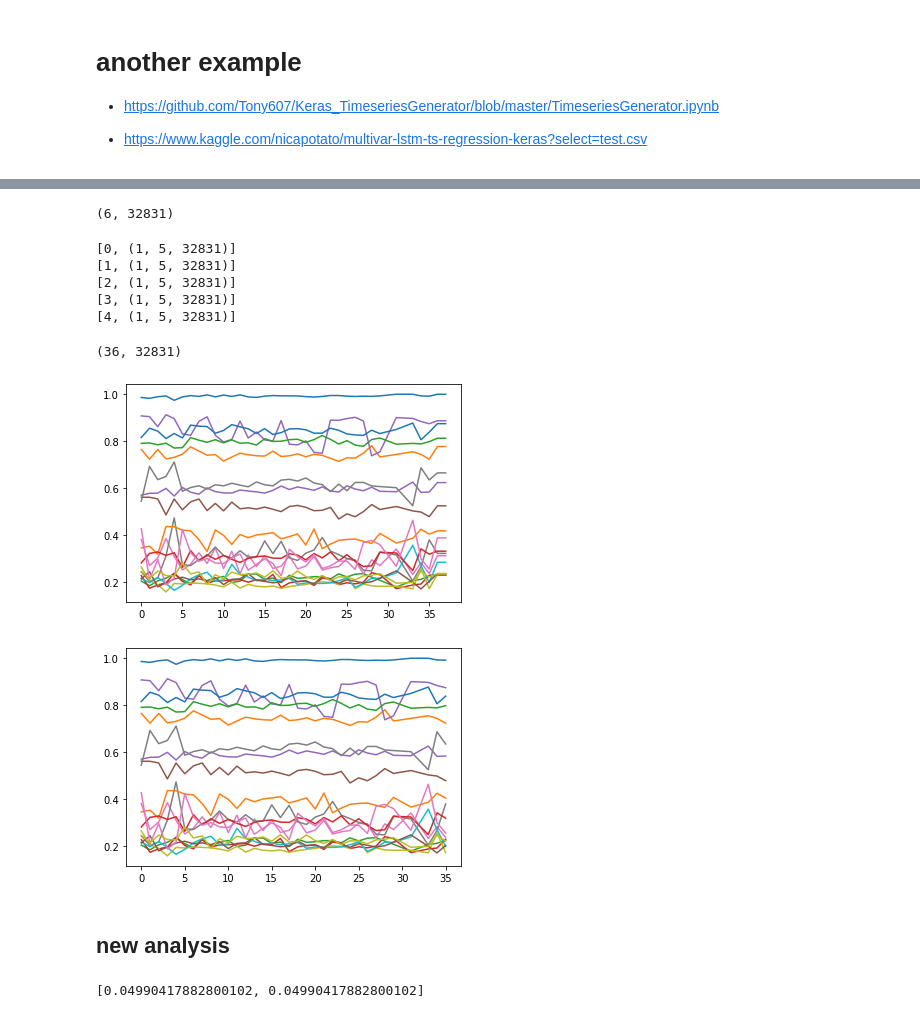
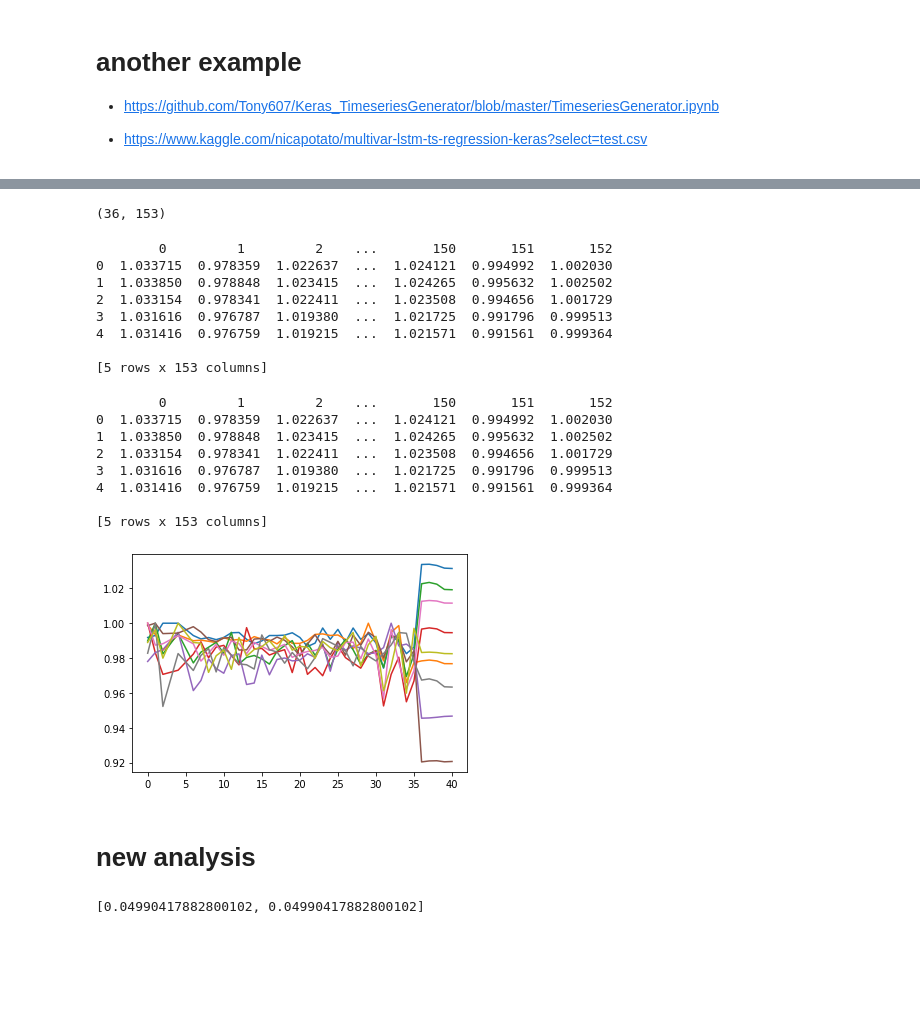
Before and after one commit to dcolinmorgan/prediction, a Jupyter notebook: LTCOPD_TS_LSTM.ipynb, the cells around one changed output, grey strips where cells are left out. Drawn from its saved outputs; the diff is of its cells as text; code cells hidden in the pictures; blank space fills up the shorter version.

```diff
--- a/LTCOPD_TS_LSTM.ipynb
+++ b/LTCOPD_TS_LSTM.ipynb
@@ -683,3 +664,3 @@ plt.show()
 # %%
 from keras.models import load_model
-model = load_model('drive/MyDrive/ltcopd_lstm_model.h')
+model = load_model('drive/MyDrive/anti_reb_ltcopd_lstm_model.h')
@@ -686,28 +682,41 @@ model = load_model('drive/MyDrive/ltcopd_lstm_model.h')
 # %%
-train_y.shape
+trainA.shape
 # %% [output]
-(6, 32831)
+(36, 153)
 # %%
 t2data=t2data[::-1]
 train = t2data[:-30]
-# t2data=t2data[::-1]
 scaler = MinMaxScaler()
 scaler.fit(train)
 train = scaler.transform(train)
 # batch=[]
 pred_list = []
-batch = train_y[-n_input:].reshape((1, n_input, t2data.shape[1]))
+# batch = train_y[-n_input:].reshape((1, n_input, t2data.shape[1]))
+
+##subset
+train = trainA
+scaler = MinMaxScaler()
+scaler.fit(train)
+train = scaler.transform(train)
+batch = train_y[-n_input:].reshape((1, n_input, trainA.shape[1]))
+
 # batch=batch.T
 for i in range(n_input):
+  # print(batch[0,1:,:])
   pred_list.append(model.predict(batch))#[0])  ## comment T then uncomment
   batch = np.append(batch[0,1:,:],pred_list[i],axis=0)
   # print([batch.shape,pred_list[i].T.shape])
   # batch=batch.T
+  # print(pred_list[i])
   batch = np.expand_dims(batch, 0)
-  print([i,batch.shape])
+  # print([i,batch.shape])
+print(pd.DataFrame(np.squeeze(pred_list)))
 # %% [output]
-[0, (1, 5, 32831)]
-[1, (1, 5, 32831)]
-[2, (1, 5, 32831)]
-[3, (1, 5, 32831)]
-[4, (1, 5, 32831)]
+        0         1         2    ...       150       151       152
+0  1.033715  0.978359  1.022637  ...  1.024121  0.994992  1.002030
+1  1.033850  0.978848  1.023415  ...  1.024265  0.995632  1.002502
+2  1.033154  0.978341  1.022411  ...  1.023508  0.994656  1.001729
+3  1.031616  0.976787  1.019380  ...  1.021725  0.991796  0.999513
+4  1.031416  0.976759  1.019215  ...  1.021571  0.991561  0.999364
+
+[5 rows x 153 columns]
@@ -725,31 +723,37 @@ for i in range(n_input):
 # %%
-pred_list=pd.DataFrame(np.reshape(pred_list,[5,32831]))
-pred_list=scaler.inverse_transform((pred_list))
+# pred_list=pd.DataFrame(np.reshape(pred_list,[lookback,t2data.shape[1]]))
+pred_list=pd.DataFrame(np.reshape(pred_list,[lookback,trainA.shape[1]]))
+# pred_list=scaler.inverse_transform((pred_list))
+# scaler = MinMaxScaler()
+# scaler.fit(trainA)
+# pred_list=scaler.transform((pred_list))
 # pred_list = []
 # batch = train[-n_input:].reshape((1, n_input, t2data.shape[1]))
 # pred_list.append(model.predict(batch.T))
 pred_list=(np.squeeze(pred_list))
 pred_list=pd.DataFrame(pred_list)
-# pred_list
+print(pred_list)
+
+# pred=pd.DataFrame(t2data[::-1])[6:]
+pred=pd.DataFrame(trainA)
+pred=pred.append(pred_list)
+pred=pred.reset_index()
+del pred['index']
+# %% [output]
+        0         1         2    ...       150       151       152
+0  1.033715  0.978359  1.022637  ...  1.024121  0.994992  1.002030
+1  1.033850  0.978848  1.023415  ...  1.024265  0.995632  1.002502
+2  1.033154  0.978341  1.022411  ...  1.023508  0.994656  1.001729
+3  1.031616  0.976787  1.019380  ...  1.021725  0.991796  0.999513
+4  1.031416  0.976759  1.019215  ...  1.021571  0.991561  0.999364
+
+[5 rows x 153 columns]
-# %%
-pred=pd.DataFrame(t2data[::-1])[6:]
-pred=pred.append(pred_list)
-pred=pred.reset_index()
-del pred['index']
-# %%
-t2data[6:].shape
-# %% [output]
-(36, 32831)
 # %%
-w=plt.plot(pred.iloc[0:38,0:19])
+w=plt.plot(pred.iloc[0:42,0:9])
 # %% [output]
-[figure, old version]
+[figure, new version]
-# %%
-w=plt.plot(pred.iloc[0:36,0:19])
-# %% [output]
-[figure, removed]
 # %% [markdown]
-## new analysis
+# new analysis
 # %%
 model_lstm.evaluate_generator(test_data_gen)
 # %% [output]
```
Also changed, not shown: parts of 11 cells of this notebook.
